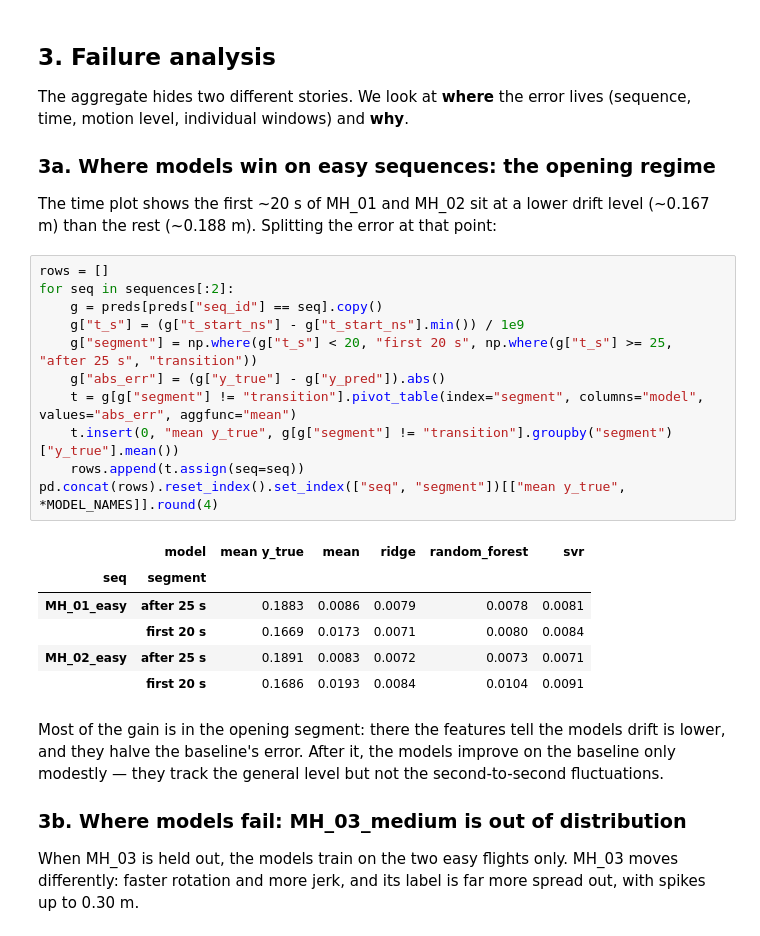
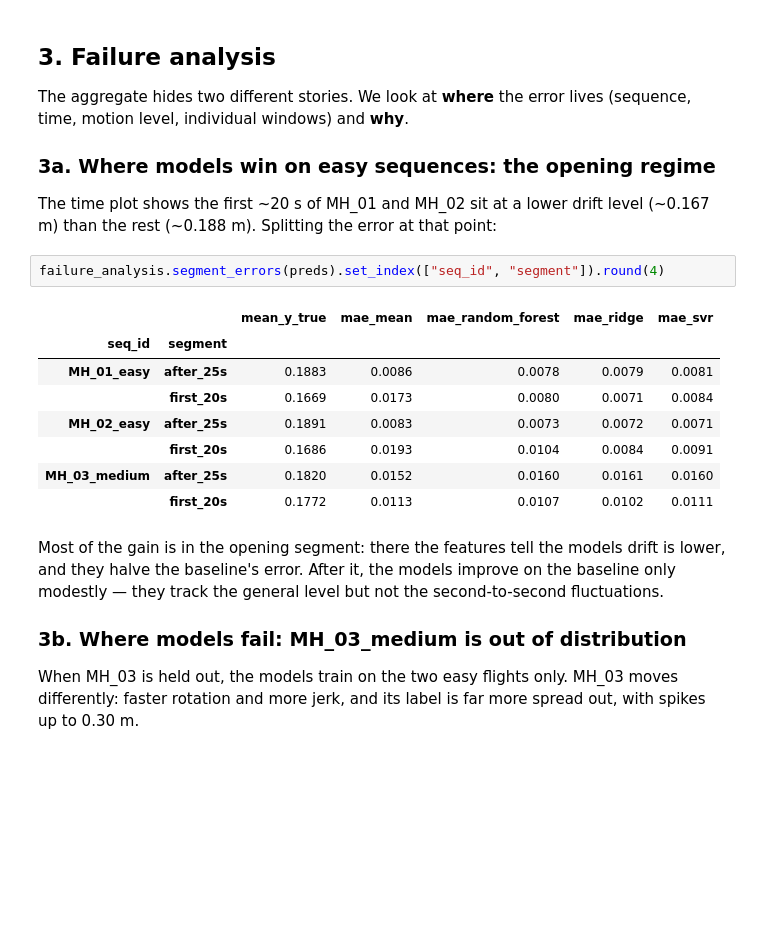
Before and after one commit to Dadi-Dinesh/Drift-Sense, a Jupyter notebook: notebooks/06_ml_evaluation.ipynb, the cells around one changed output. Saved outputs shown, nothing was run; the diff lists cells and outputs as text; blank space fills up the shorter version.

```diff
--- a/notebooks/06_ml_evaluation.ipynb
+++ b/notebooks/06_ml_evaluation.ipynb
@@ -119,24 +118,17 @@ The aggregate hides two different stories. We look at **where** the error lives
 ### 3a. Where models win on easy sequences: the opening regime
 
 The time plot shows the first ~20 s of MH_01 and MH_02 sit at a lower drift level (~0.167 m) than the rest (~0.188 m). Splitting the error at that point:
-# %%
-rows = []
-for seq in sequences[:2]:
-    g = preds[preds["seq_id"] == seq].copy()
-    g["t_s"] = (g["t_start_ns"] - g["t_start_ns"].min()) / 1e9
-    g["segment"] = np.where(g["t_s"] < 20, "first 20 s", np.where(g["t_s"] >= 25, "after 25 s", "transition"))
-    g["abs_err"] = (g["y_true"] - g["y_pred"]).abs()
-    t = g[g["segment"] != "transition"].pivot_table(index="segment", columns="model", values="abs_err", aggfunc="mean")
-    t.insert(0, "mean y_true", g[g["segment"] != "transition"].groupby("segment")["y_true"].mean())
-    rows.append(t.assign(seq=seq))
-pd.concat(rows).reset_index().set_index(["seq", "segment"])[["mean y_true", *MODEL_NAMES]].round(4)
-# %% [output]
-|  | model | mean y_true | mean | ridge | random_forest | svr |
-| seq | segment |  |  |  |  |  |
-| MH_01_easy | after 25 s | 0.1883 | 0.0086 | 0.0079 | 0.0078 | 0.0081 |
-|  | first 20 s | 0.1669 | 0.0173 | 0.0071 | 0.0080 | 0.0084 |
-| MH_02_easy | after 25 s | 0.1891 | 0.0083 | 0.0072 | 0.0073 | 0.0071 |
-|  | first 20 s | 0.1686 | 0.0193 | 0.0084 | 0.0104 | 0.0091 |
+# %%
+failure_analysis.segment_errors(preds).set_index(["seq_id", "segment"]).round(4)
+# %% [output]
+|  |  | mean_y_true | mae_mean | mae_random_forest | mae_ridge | mae_svr |
+| seq_id | segment |  |  |  |  |  |
+| MH_01_easy | after_25s | 0.1883 | 0.0086 | 0.0078 | 0.0079 | 0.0081 |
+|  | first_20s | 0.1669 | 0.0173 | 0.0080 | 0.0071 | 0.0084 |
+| MH_02_easy | after_25s | 0.1891 | 0.0083 | 0.0073 | 0.0072 | 0.0071 |
+|  | first_20s | 0.1686 | 0.0193 | 0.0104 | 0.0084 | 0.0091 |
+| MH_03_medium | after_25s | 0.1820 | 0.0152 | 0.0160 | 0.0161 | 0.0160 |
+|  | first_20s | 0.1772 | 0.0113 | 0.0107 | 0.0102 | 0.0111 |
 # %% [markdown]
 Most of the gain is in the opening segment: there the features tell the models drift is lower, and they halve the baseline's error. After it, the models improve on the baseline only modestly — they track the general level but not the second-to-second fluctuations.
 
```
Also changed, not shown: parts of 10 cells of this notebook, 12 other files.
